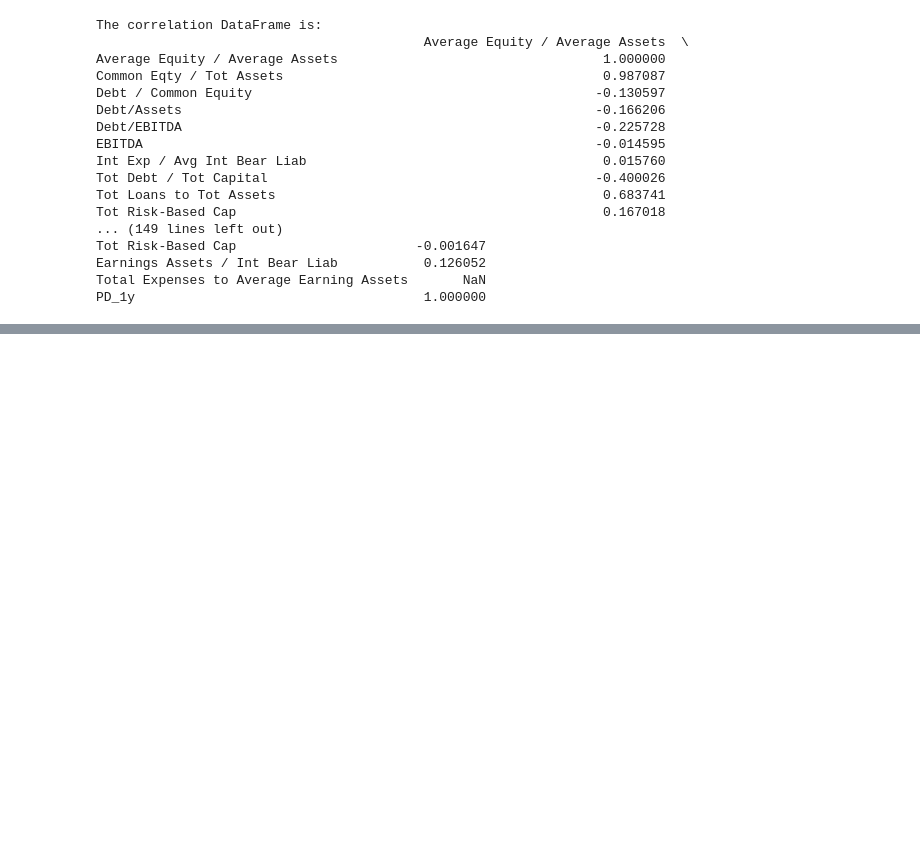
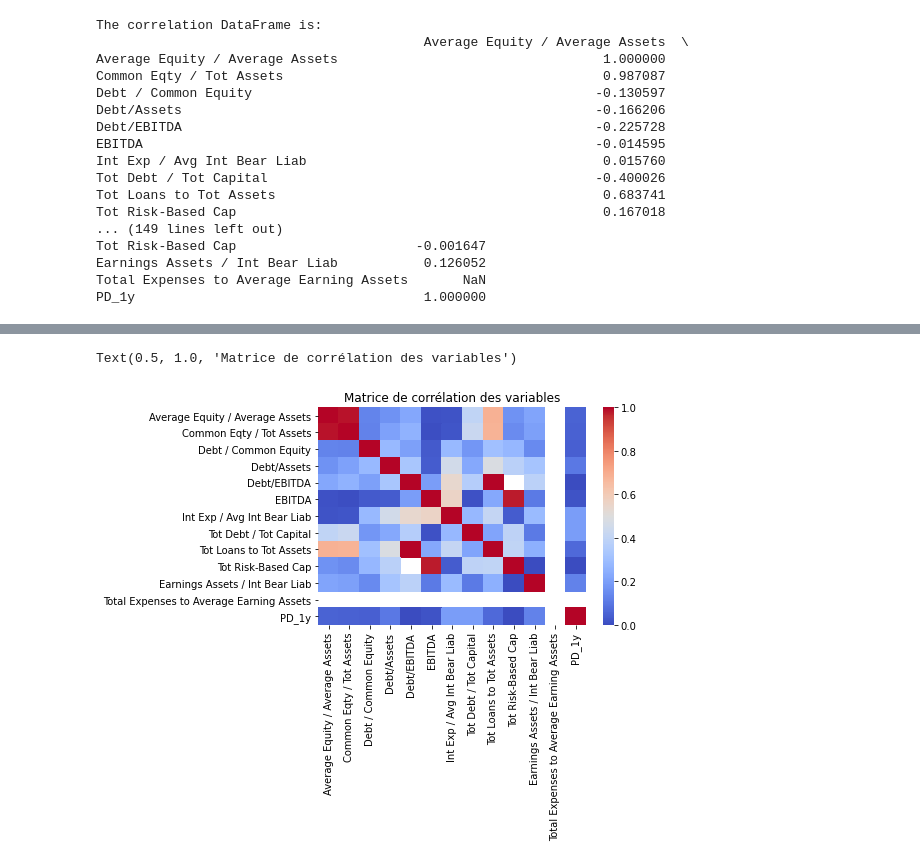
Before and after one commit to Rxzh/PD, a Jupyter notebook: Choix des variables explicatives.ipynb, the cells around one changed output, grey strips where cells are left out. Saved outputs shown, nothing was run; the diff lists cells and outputs as text; code cells hidden in the pictures; blank space fills up the shorter version.

```diff
--- a/Choix des variables explicatives.ipynb
+++ b/Choix des variables explicatives.ipynb
@@ -65,3 +77,10 @@ corr
 | Earnings Assets / Int Bear Liab | 0.217955 | 0.204757 | 0.146827 | 0.324170 | 0.383409 | 0.109229 | ... |
 | Total Expenses to Average Earning... | NaN | NaN | NaN | NaN | NaN | NaN | ... |
 | PD_1y | 0.052511 | 0.048093 | 0.046226 | 0.101570 | 0.003363 | 0.017455 | ... |
+# %%
+sns.heatmap(corr, xticklabels=corr.columns, yticklabels=corr.columns, vmin=0.00, vmax=1,cmap='coolwarm')
+
+plt.title('Matrice de corrélation des variables')
+# %% [output]
+Text(0.5, 1.0, 'Matrice de corrélation des variables')
+[figure, added]
```
Also changed, not shown: parts of 74 cells of this notebook.
